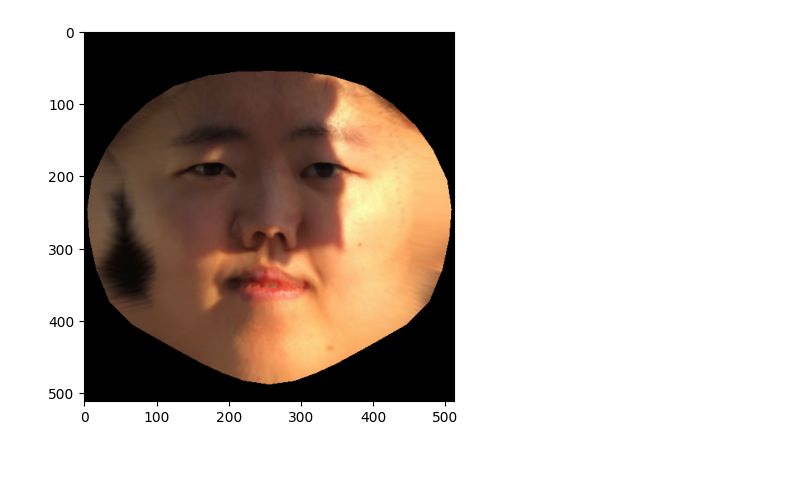
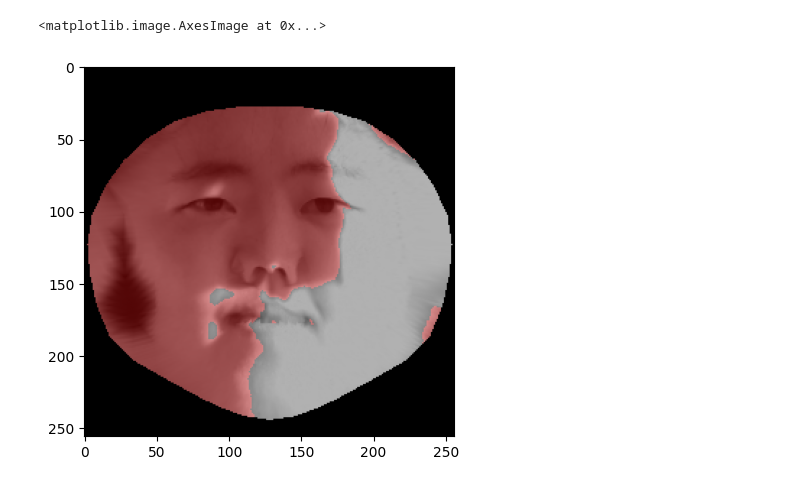
Before and after one commit to isaacwasserman/FacialShadowRemoval, a Jupyter notebook: gmm.ipynb, the cells around one changed output. Cells and saved outputs as stored; diff of their text form; code cells hidden in the pictures.

Commit message:
generating shadow mask with gmm

```diff
--- a/gmm.ipynb
+++ b/gmm.ipynb
@@ -152,21 +142,22 @@ for face in unwrapped_faces:
-# %%
-
-
-uv_path = "uv_map.json" #taken from https://github.com/spite/FaceMeshFaceGeometry/blob/353ee557bec1c8b55a5e46daf785b57df819812c/js/geometry.js
-uv_map_dict = json.load(open(uv_path))
-uv_map = np.array([ (uv_map_dict["u"][str(i)],uv_map_dict["v"][str(i)]) for i in range(468)])
-
-
-H_new,W_new = 512,512
-keypoints_uv = np.array([(W_new*x, H_new*y) for x,y in uv_map])
-keypoints = np.array([(images[0].shape[1]*point.x,images[0].shape[0]*point.y) for point in landmarks_3D[0].landmark[0:468]])
-
-tform = PiecewiseAffineTransform()
-tform.estimate(keypoints_uv, keypoints)
-texture = warp(images[0], tform, output_shape=(H_new,W_new))
-texture = (255*texture).astype(np.uint8)
-
-ax = plt.imshow(texture)
-plt.show()
-# %% [output]
-[figure, removed]
+# %%
+def estimate_skin_distribution(unwrapped_face):
+    # Get non-black pixels.
+    face_pixels = unwrapped_face.reshape(-1, 3)
+    face_pixels = face_pixels[np.sum(face_pixels, axis=1) > 0]
+    # Fit a Gaussian mixture model.
+    gmm = sklearn.mixture.GaussianMixture(n_components=2)
+    gmm.fit(face_pixels)
+    return gmm
+
+gmm = estimate_skin_distribution(unwrapped_faces[0])
+
+predictions = gmm.predict(unwrapped_faces[0].reshape(-1, 3))
+mask = np.zeros(unwrapped_faces[0].shape[:2])
+mask[np.sum(unwrapped_faces[0], axis=2) <= 0] = -1
+
+mask += predictions.reshape(unwrapped_faces[0].shape[:2])
+
+plt.imshow(label2rgb(mask, unwrapped_faces[0]))
+# %% [output]
+<matplotlib.image.AxesImage at 0x...>
+[figure, added]
```
Also changed, not shown: parts of 3 cells of this notebook.
